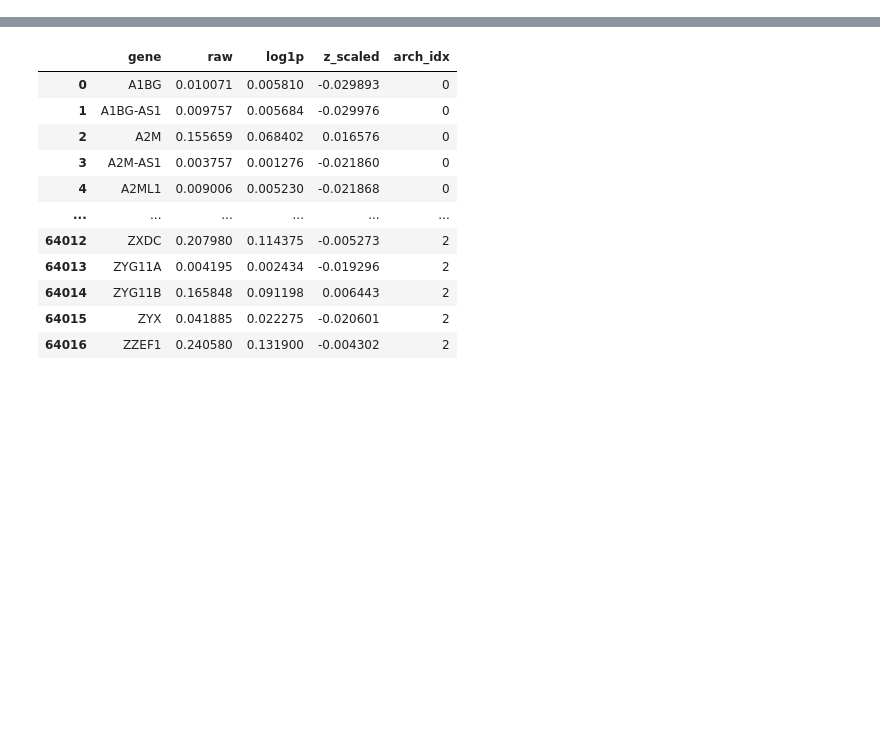
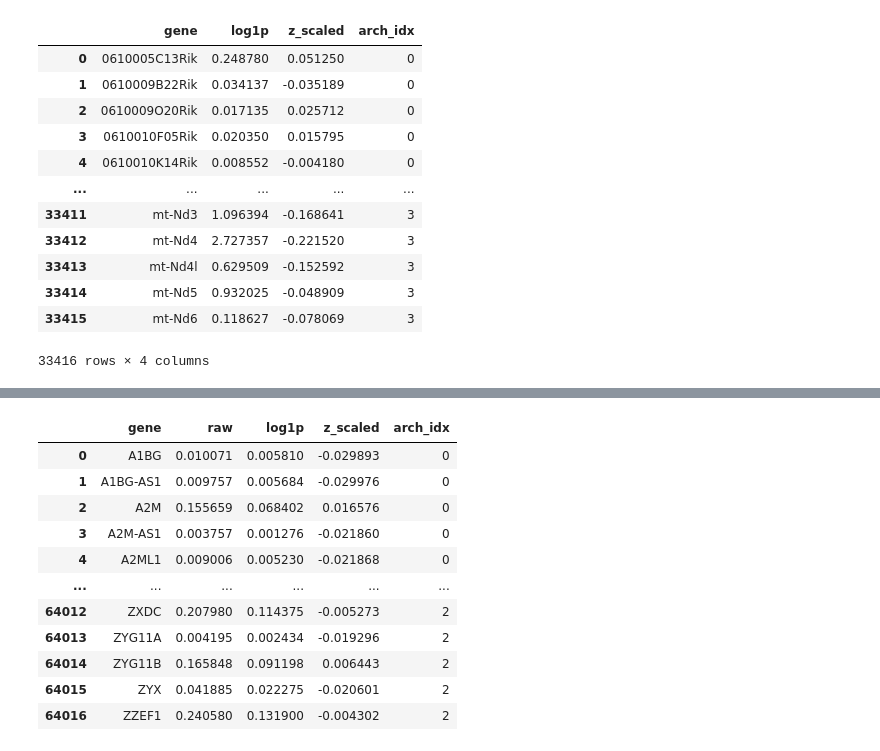
Before and after one commit to saezlab/ParTIpy_paper, a Jupyter notebook: fibroblast_cross_condition.ipynb, the cells around one changed output, grey strips where cells are left out. Drawn from its saved outputs; the diff is of its cells as text; code cells hidden in the pictures; blank space fills up the shorter version.

```diff
--- a/fibroblast_cross_condition.ipynb
+++ b/fibroblast_cross_condition.ipynb
@@ -0,0 +33,17 @@
+# %%
+arch_expr_long = pd.read_csv(output_dir / "archetype_expression_pivot.csv")
+arch_expr_long
+# %% [output]
+|  | gene | log1p | z_scaled | arch_idx |
+| 0 | 0610005C13Rik | 0.248780 | 0.051250 | 0 |
+| 1 | 0610009B22Rik | 0.034137 | -0.035189 | 0 |
+| 2 | 0610009O20Rik | 0.017135 | 0.025712 | 0 |
+| 3 | 0610010F05Rik | 0.020350 | 0.015795 | 0 |
+| 4 | 0610010K14Rik | 0.008552 | -0.004180 | 0 |
+| ... | ... | ... | ... | ... |
+| 33411 | mt-Nd3 | 1.096394 | -0.168641 | 3 |
+| 33412 | mt-Nd4 | 2.727357 | -0.221520 | 3 |
+| 33413 | mt-Nd4l | 0.629509 | -0.152592 | 3 |
+| 33414 | mt-Nd5 | 0.932025 | -0.048909 | 3 |
+| 33415 | mt-Nd6 | 0.118627 | -0.078069 | 3 |
+33416 rows × 4 columns
```
Also changed, not shown: parts of 5 cells of this notebook, 23 other files.
